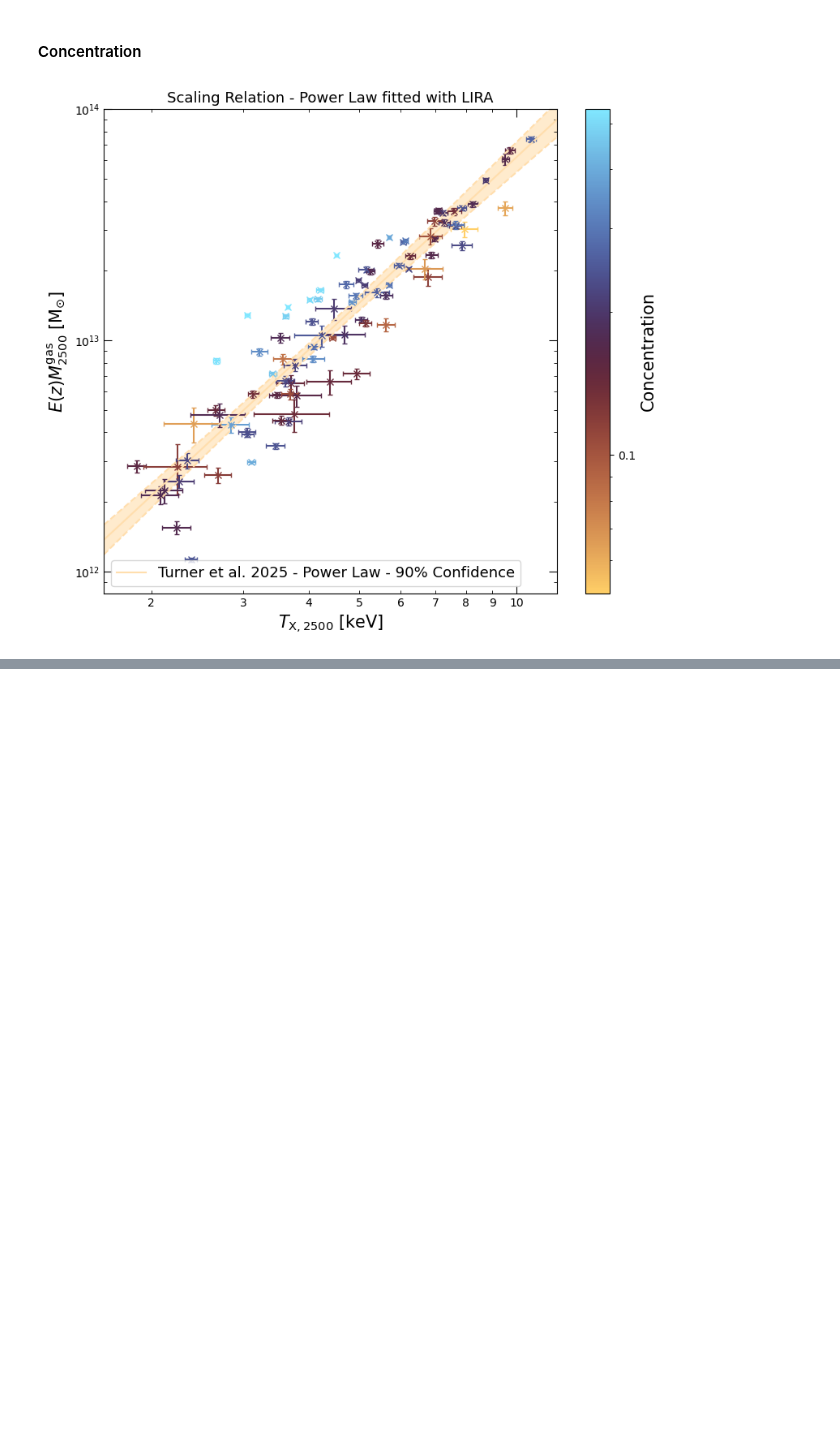
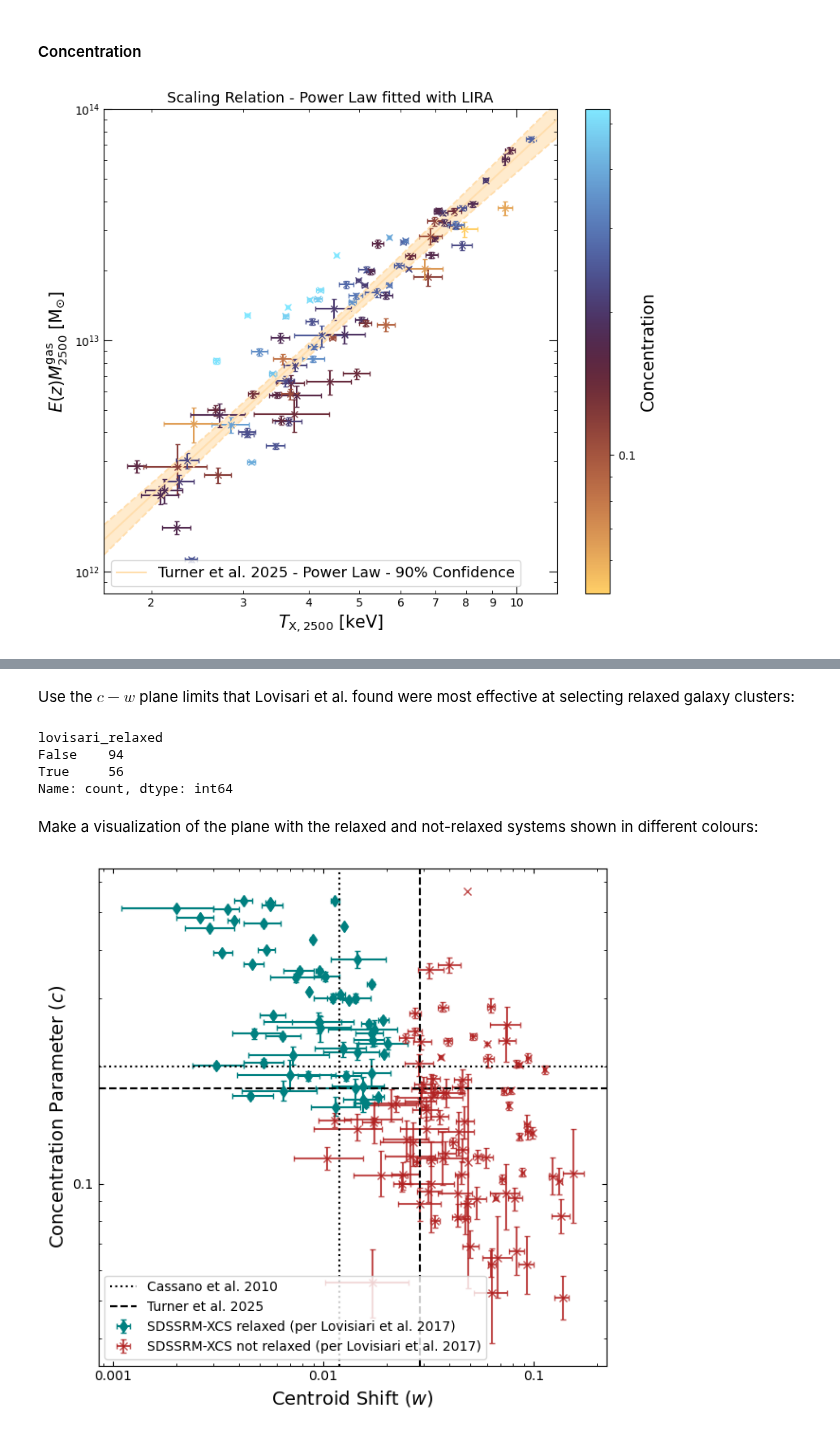
Before and after one commit to DavidT3/XCS-Mass-II-Analysis, a Jupyter notebook: notebooks/exploring_scatter/SDSSRM-XCS_relation_scatter_morphology_dependence.ipynb, the cells around one changed output, grey strips where cells are left out. Saved outputs shown, nothing was run; the diff lists cells and outputs as text; code cells hidden in the pictures; blank space fills up the shorter version.

```diff
--- a/notebooks/exploring_scatter/SDSSRM-XCS_relation_scatter_morphology_dependence.ipynb
+++ b/notebooks/exploring_scatter/SDSSRM-XCS_relation_scatter_morphology_dependence.ipynb
@@ -652,0 +731,60 @@ mgas2500_tx2500.view(figsize=(8, 7), y_lims=Quantity([0.8e+12, 1e+14], 'Msun'),
+# %% [markdown]
+Use the $c-w$ plane limits that Lovisari et al. found were most effective at selecting relaxed galaxy clusters:
+# %%
+sdssxcs_samp['lovisari_relaxed'] = (sdssxcs_samp['concentration'] > 0.15) & (sdssxcs_samp['cen_shift'] < 2.1e-2)
+sdssxcs_samp['lovisari_relaxed'].value_counts()
+# %% [output]
+lovisari_relaxed
+False    94
+True     56
+Name: count, dtype: int64
+# %% [markdown]
+Make a visualization of the plane with the relaxed and not-relaxed systems shown in different colours:
+# %%
+# We find systems that (per the Lovisari limts in Table 2 of their paper) are relaxed
+sdssxcs_samp_app_relaxed = sdssxcs_samp[sdssxcs_samp['lovisari_relaxed']]
+# And define everything else as 'not relaxed' (which doesn't necessarily mean disturbed, at least in my head - it
+#  isn't as simple as a cluster being one thing or another)
+sdssxcs_samp_app_not_relaxed = sdssxcs_samp[~sdssxcs_samp['lovisari_relaxed']]
+
+# Making another version of the figure in the morphology notebook, might well transplant this there
+plt.figure(figsize=(6.2, 6))
+
+plt.minorticks_on()
+plt.tick_params(which='both', direction='in', top=True, right=True)
+
+# First the apparently relaxed
+plt.errorbar(sdssxcs_samp_app_relaxed['cen_shift'], sdssxcs_samp_app_relaxed['concentration'],
+             xerr=sdssxcs_samp_app_relaxed[['cen_shift-', 'cen_shift+']].values.T,
+             yerr=sdssxcs_samp_app_relaxed[['concentration-', 'concentration+']].values.T,
+             fmt='d', color='teal', label='SDSSRM-XCS relaxed (per Lovisiari et al. 2017)', capsize=2)
+# And the apparently not relaxed
+plt.errorbar(sdssxcs_samp_app_not_relaxed['cen_shift'], sdssxcs_samp_app_not_relaxed['concentration'],
+             xerr=sdssxcs_samp_app_not_relaxed[['cen_shift-', 'cen_shift+']].values.T,
+             yerr=sdssxcs_samp_app_not_relaxed[['concentration-', 'concentration+']].values.T,
+             fmt='x', color='firebrick', label='SDSSRM-XCS not relaxed (per Lovisiari et al. 2017)', capsize=2,
+             alpha=0.8)
+
+# Cassano medians (I think?)
+plt.axvline(0.012, color='black', linestyle='dotted', label="Cassano et al. 2010")
+plt.axhline(0.2, color='black', linestyle='dotted')
+
+# Our medians!
+plt.axvline(cs_med, color='black', linestyle='dashed', label="Turner et al. 2025")
+plt.axhline(c_med, color='black', linestyle='dashed')
+
+plt.xscale('log')
+plt.yscale('log')
+
+plt.xlabel(r"Centroid Shift ($w$)", fontsize=14)
+plt.ylabel(r"Concentration Parameter ($c$)", fontsize=14)
+
+plt.gca().xaxis.set_major_formatter(FuncFormatter(lambda inp, _: '{:g}'.format(inp)))
+
+plt.gca().yaxis.set_major_formatter(FuncFormatter(lambda inp, _: '{:g}'.format(inp)))
+
+plt.legend(loc='best')
+plt.tight_layout()
+plt.show()
+# %% [output]
+[figure, added]
```
Also changed, not shown: parts of 35 cells of this notebook.
